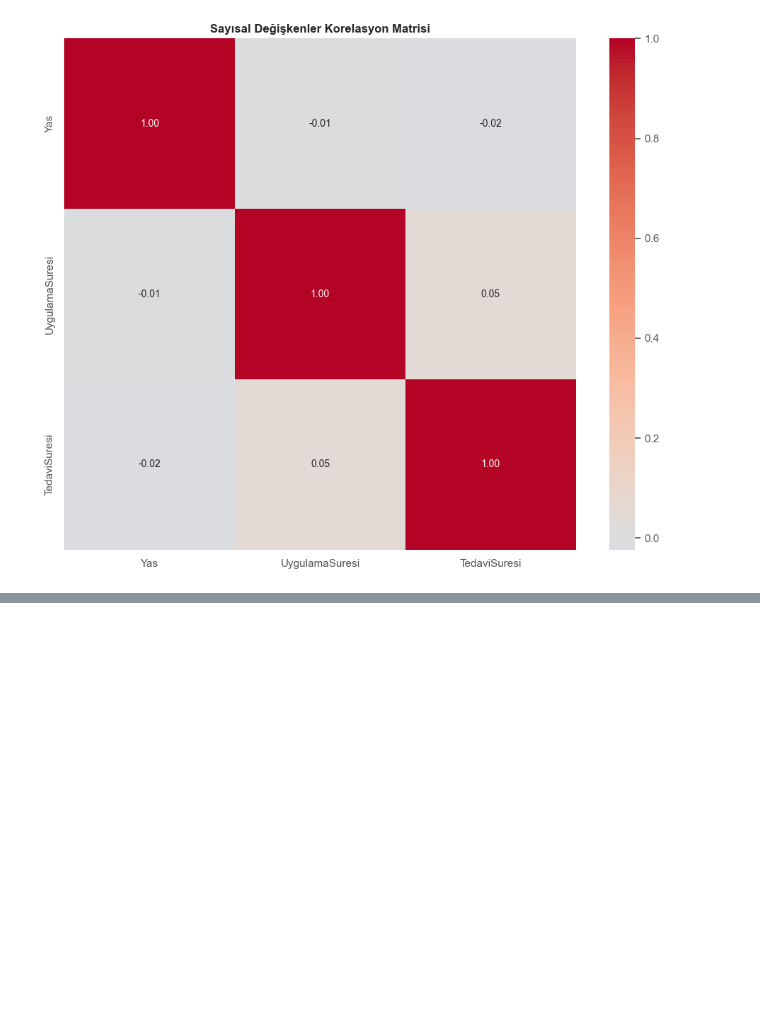
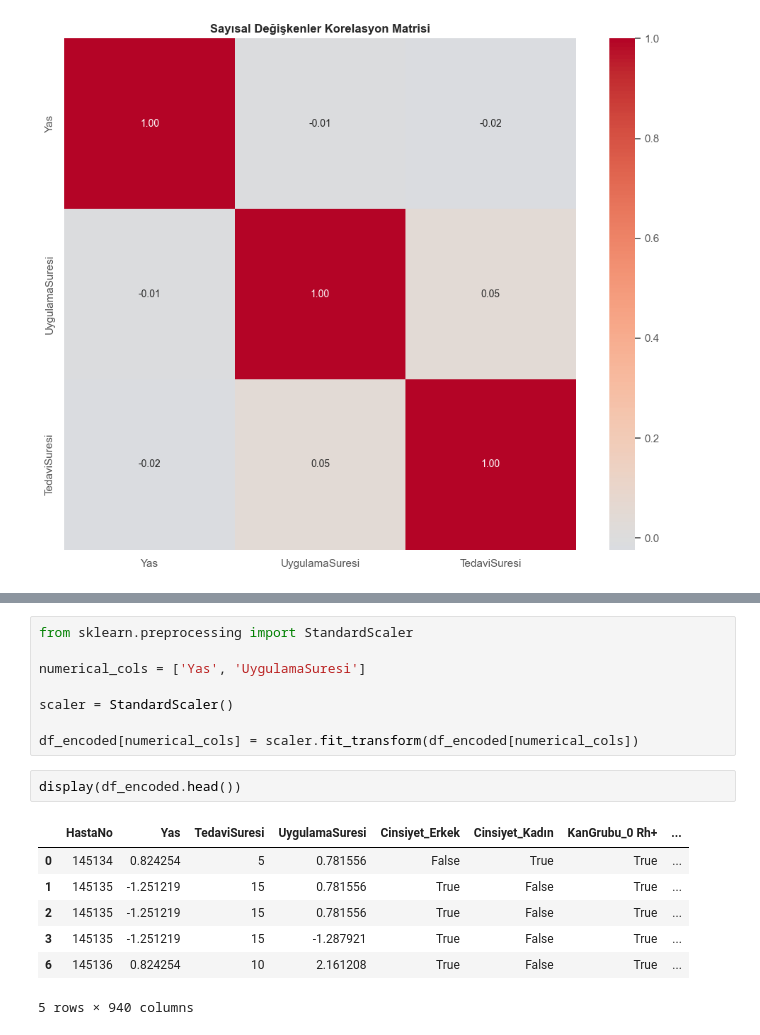
Before and after one commit to yusuftalhaklc/Pusula_Yusuf_Talha_Kilic, a Jupyter notebook: notebook/pusula_eda.ipynb, the cells around one changed output, grey strips where cells are left out. Cells and saved outputs as stored; diff of their text form; blank space fills up the shorter version.

```diff
--- a/notebook/pusula_eda.ipynb
+++ b/notebook/pusula_eda.ipynb
@@ -494,0 +536,18 @@ plt.show()
+# %%
+from sklearn.preprocessing import StandardScaler
+
+numerical_cols = ['Yas', 'UygulamaSuresi']
+
+scaler = StandardScaler()
+
+df_encoded[numerical_cols] = scaler.fit_transform(df_encoded[numerical_cols])
+# %%
+display(df_encoded.head())
+# %% [output]
+|  | HastaNo | Yas | TedaviSuresi | UygulamaSuresi | Cinsiyet_Erkek | Cinsiyet_Kadın | KanGrubu_0 Rh+ | ... |
+| 0 | 145134 | 0.824254 | 5 | 0.781556 | False | True | True | ... |
+| 1 | 145135 | -1.251219 | 15 | 0.781556 | True | False | True | ... |
+| 2 | 145135 | -1.251219 | 15 | 0.781556 | True | False | True | ... |
+| 3 | 145135 | -1.251219 | 15 | -1.287921 | True | False | True | ... |
+| 6 | 145136 | 0.824254 | 10 | 2.161208 | True | False | True | ... |
+5 rows × 940 columns
```
Also changed, not shown: parts of 21 cells of this notebook, 2 other files.
